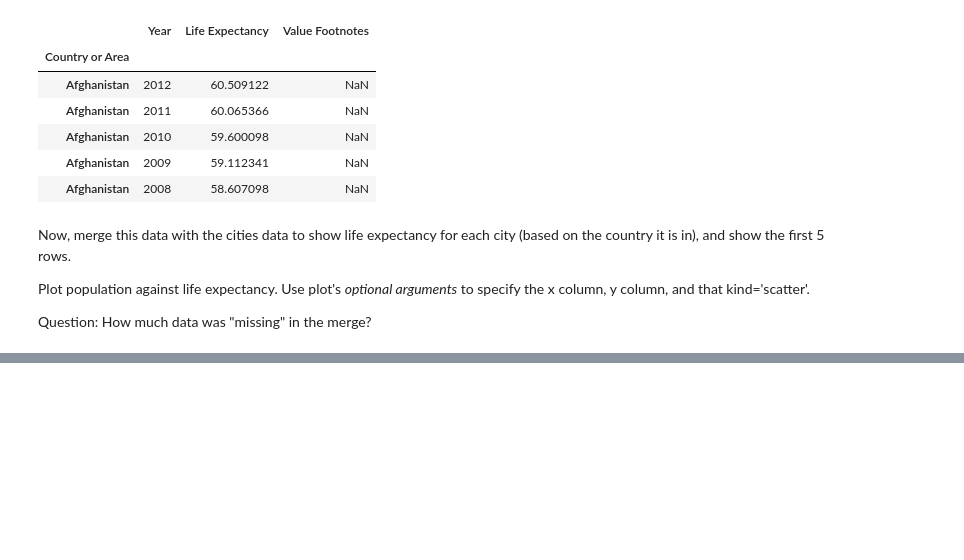
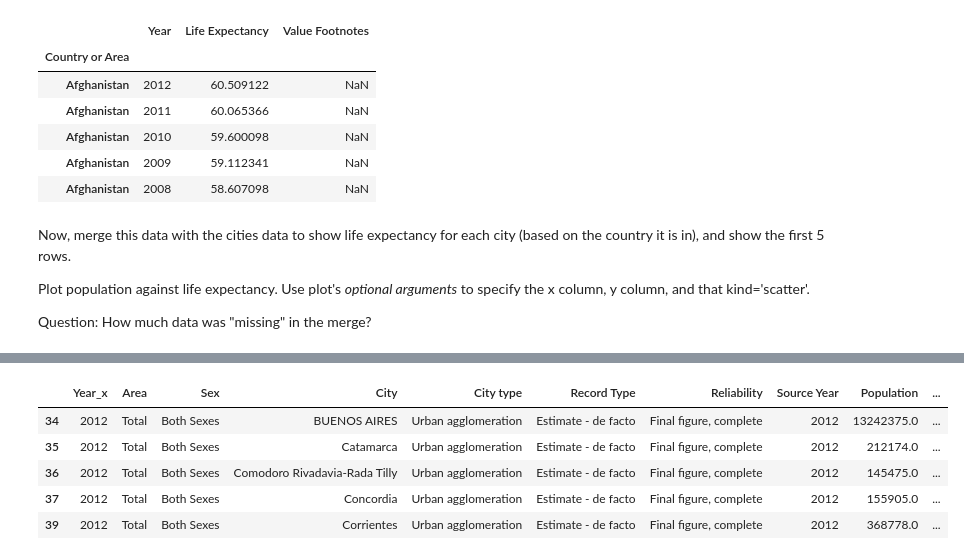
Before and after one commit to alixtrn/QM2, a Jupyter notebook: W3_Merging_and_Joining_in_Python.ipynb, the cells around one changed output, grey strips where cells are left out. Saved outputs shown, nothing was run; the diff lists cells and outputs as text; code cells hidden in the pictures; blank space fills up the shorter version.

```diff
--- a/W3_Merging_and_Joining_in_Python.ipynb
+++ b/W3_Merging_and_Joining_in_Python.ipynb
@@ -594,4 +647,19 @@ life.head()
 # %%
-#We will now only use the most recent data of life (the one obtained from previous code)
+#We will now only use the most recent version of life data (the one obtained from previous code).
+#Let's reduce it to just 2012.
+life = life[life['Year'] == 2012]
 
-#Let's merge this data with the cities data to show life expectancy for each city, based in the county it is in.
+# Let's rename the 'Value' column coming from the cities data as 'Population'.
+cities.rename(columns={'Value':'Population'}, inplace=True)
+
+# Let's merge this data with the cities data to show life expectancy for each city, based on the country it is in.
+# We are merging on 'Country or Area' from the cities data.
+life_city = cities.merge(life, left_on='Country or Area', right_index=True)
+life_city.head()
+# %% [output]
+|  | Year_x | Area | Sex | City | City type | Record Type | Reliability | Source Year | Population | ... |
+| 34 | 2012 | Total | Both Sexes | BUENOS AIRES | Urban agglomeration | Estimate - de facto | Final figure, complete | 2012 | 13242375.0 | ... |
+| 35 | 2012 | Total | Both Sexes | Catamarca | Urban agglomeration | Estimate - de facto | Final figure, complete | 2012 | 212174.0 | ... |
+| 36 | 2012 | Total | Both Sexes | Comodoro Rivadavia-Rada Tilly | Urban agglomeration | Estimate - de facto | Final figure, complete | 2012 | 145475.0 | ... |
+| 37 | 2012 | Total | Both Sexes | Concordia | Urban agglomeration | Estimate - de facto | Final figure, complete | 2012 | 155905.0 | ... |
+| 39 | 2012 | Total | Both Sexes | Corrientes | Urban agglomeration | Estimate - de facto | Final figure, complete | 2012 | 368778.0 | ... |
```
Also changed, not shown: parts of 26 cells of this notebook.
